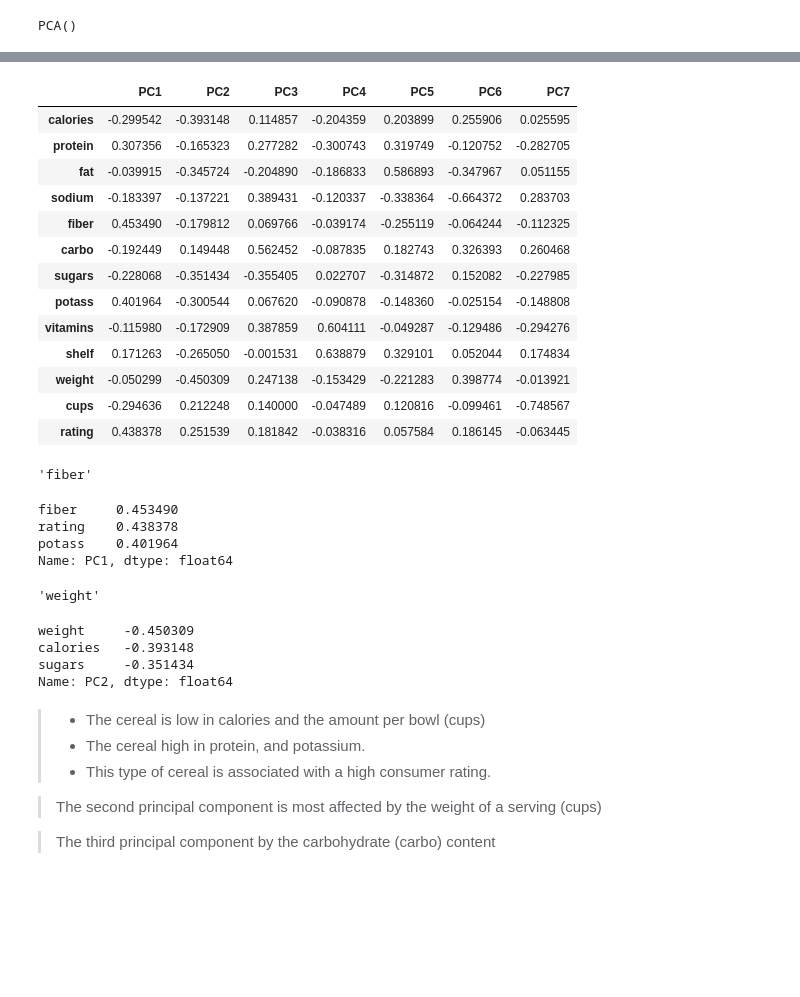
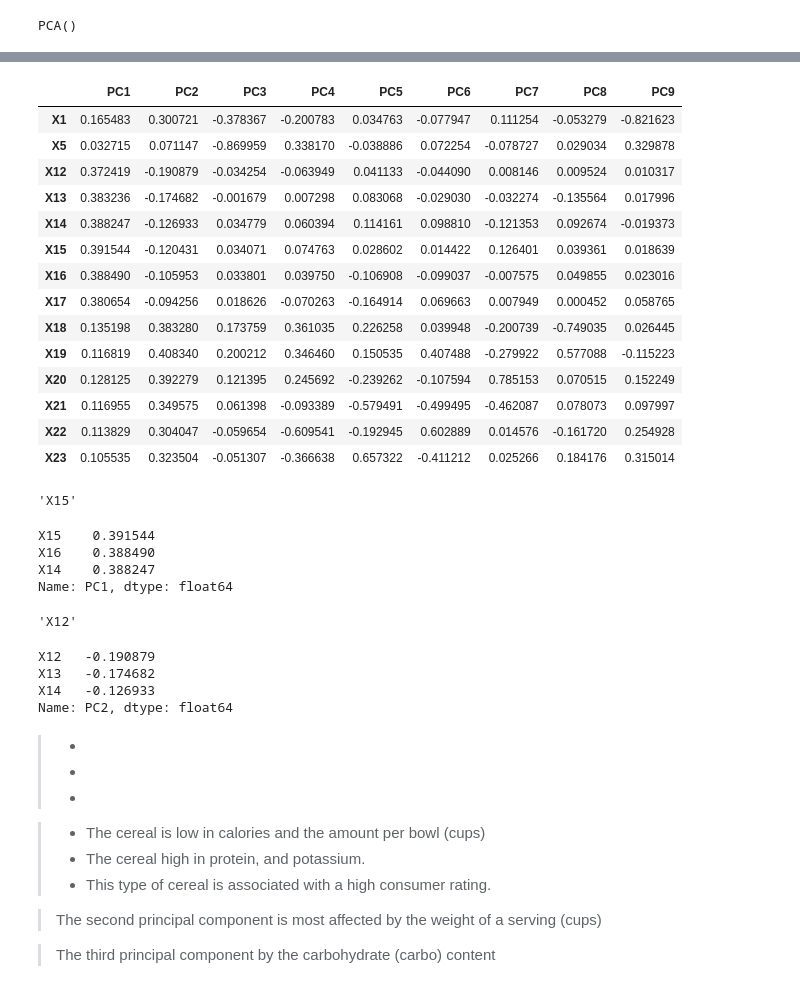
Before and after one commit to PosgradoMNA/actividades-del-projecto-team_59, a Jupyter notebook: Actividad_Sem_04_CD_PCA.ipynb, the cells around one changed output, grey strips where cells are left out. Cells and saved outputs as stored; diff of their text form; code cells hidden in the pictures; blank space fills up the shorter version.

```diff
--- a/Actividad_Sem_04_CD_PCA.ipynb
+++ b/Actividad_Sem_04_CD_PCA.ipynb
@@ -821,0 +832,7 @@ cereals_df.iloc[:, 3:].head()
+# %%
+# - - - - - - - - - - - - - - - - - - - - - - - - - - - - - - - - - - - - - -
+# cereals_df.iloc[:, 3:].head()
+ndfinal = df.copy()
+VarCat = ['X2', 'X3', 'X4', 'X6', 'X7', 'X8', 'X9', 'X10', 'X11', 'Y']
+ndfinal = ndfinal.drop(columns=VarCat)
+ndfinal
@@ -822,6 +853,6 @@ cereals_df.iloc[:, 3:].head()
 # %%
 pcs = PCA()
-pcs.fit(preprocessing.scale(cereals_df.iloc[:, 3:].dropna(axis=0)))
+pcs.fit(preprocessing.scale(ndfinal))
                 # Standardize a dataset along any axis.
                 # Center to the mean and component wise scale to unit variance.
 # %% [output]
@@ -850,47 +883,53 @@ pcsSummary_df.iloc[2,6]
 # %%
 pcsComponents_df = pd.DataFrame(pcs.components_.transpose(),
                                 columns=pcsSummary_df.columns,
-                                index=cereals_df.iloc[:, 3:].columns
-                                )
-pcsComponents_df.iloc[:,:7]
+                                index = ndfinal.columns                                )
+pcsComponents_df.iloc[:,:9]
+
+# index=cereals_df.iloc[:, 3:].columns
 # %% [output]
-|  | PC1 | PC2 | PC3 | PC4 | PC5 | PC6 | PC7 |
-| calories | -0.299542 | -0.393148 | 0.114857 | -0.204359 | 0.203899 | 0.255906 | 0.025595 |
-| protein | 0.307356 | -0.165323 | 0.277282 | -0.300743 | 0.319749 | -0.120752 | -0.282705 |
-| fat | -0.039915 | -0.345724 | -0.204890 | -0.186833 | 0.586893 | -0.347967 | 0.051155 |
-| sodium | -0.183397 | -0.137221 | 0.389431 | -0.120337 | -0.338364 | -0.664372 | 0.283703 |
-| fiber | 0.453490 | -0.179812 | 0.069766 | -0.039174 | -0.255119 | -0.064244 | -0.112325 |
-| carbo | -0.192449 | 0.149448 | 0.562452 | -0.087835 | 0.182743 | 0.326393 | 0.260468 |
-| sugars | -0.228068 | -0.351434 | -0.355405 | 0.022707 | -0.314872 | 0.152082 | -0.227985 |
-| potass | 0.401964 | -0.300544 | 0.067620 | -0.090878 | -0.148360 | -0.025154 | -0.148808 |
-| vitamins | -0.115980 | -0.172909 | 0.387859 | 0.604111 | -0.049287 | -0.129486 | -0.294276 |
-| shelf | 0.171263 | -0.265050 | -0.001531 | 0.638879 | 0.329101 | 0.052044 | 0.174834 |
-| weight | -0.050299 | -0.450309 | 0.247138 | -0.153429 | -0.221283 | 0.398774 | -0.013921 |
-| cups | -0.294636 | 0.212248 | 0.140000 | -0.047489 | 0.120816 | -0.099461 | -0.748567 |
-| rating | 0.438378 | 0.251539 | 0.181842 | -0.038316 | 0.057584 | 0.186145 | -0.063445 |
+|  | PC1 | PC2 | PC3 | PC4 | PC5 | PC6 | PC7 | PC8 | PC9 |
+| X1 | 0.165483 | 0.300721 | -0.378367 | -0.200783 | 0.034763 | -0.077947 | 0.111254 | -0.053279 | -0.821623 |
+| X5 | 0.032715 | 0.071147 | -0.869959 | 0.338170 | -0.038886 | 0.072254 | -0.078727 | 0.029034 | 0.329878 |
+| X12 | 0.372419 | -0.190879 | -0.034254 | -0.063949 | 0.041133 | -0.044090 | 0.008146 | 0.009524 | 0.010317 |
+| X13 | 0.383236 | -0.174682 | -0.001679 | 0.007298 | 0.083068 | -0.029030 | -0.032274 | -0.135564 | 0.017996 |
+| X14 | 0.388247 | -0.126933 | 0.034779 | 0.060394 | 0.114161 | 0.098810 | -0.121353 | 0.092674 | -0.019373 |
+| X15 | 0.391544 | -0.120431 | 0.034071 | 0.074763 | 0.028602 | 0.014422 | 0.126401 | 0.039361 | 0.018639 |
+| X16 | 0.388490 | -0.105953 | 0.033801 | 0.039750 | -0.106908 | -0.099037 | -0.007575 | 0.049855 | 0.023016 |
+| X17 | 0.380654 | -0.094256 | 0.018626 | -0.070263 | -0.164914 | 0.069663 | 0.007949 | 0.000452 | 0.058765 |
+| X18 | 0.135198 | 0.383280 | 0.173759 | 0.361035 | 0.226258 | 0.039948 | -0.200739 | -0.749035 | 0.026445 |
+| X19 | 0.116819 | 0.408340 | 0.200212 | 0.346460 | 0.150535 | 0.407488 | -0.279922 | 0.577088 | -0.115223 |
+| X20 | 0.128125 | 0.392279 | 0.121395 | 0.245692 | -0.239262 | -0.107594 | 0.785153 | 0.070515 | 0.152249 |
+| X21 | 0.116955 | 0.349575 | 0.061398 | -0.093389 | -0.579491 | -0.499495 | -0.462087 | 0.078073 | 0.097997 |
+| X22 | 0.113829 | 0.304047 | -0.059654 | -0.609541 | -0.192945 | 0.602889 | 0.014576 | -0.161720 | 0.254928 |
+| X23 | 0.105535 | 0.323504 | -0.051307 | -0.366638 | 0.657322 | -0.411212 | 0.025266 | 0.184176 | 0.315014 |
 # %%
 pcsComponents_df.PC1.idxmax()
 # %% [output]
-'fiber'
+'X15'
 # %%
 pcsComponents_df.PC1.nlargest(3)
 # %% [output]
-fiber     0.453490
-rating    0.438378
-potass    0.401964
+X15    0.391544
+X16    0.388490
+X14    0.388247
 Name: PC1, dtype: float64
 # %%
 pcsComponents_df.PC2.idxmin()
 # %% [output]
-'weight'
+'X12'
 # %%
 pcsComponents_df.PC2.nsmallest(3)
 # %% [output]
-weight     -0.450309
-calories   -0.393148
-sugars     -0.351434
+X12   -0.190879
+X13   -0.174682
+X14   -0.126933
 Name: PC2, dtype: float64
 # %% [markdown]
+> *
+> *
+> *
+
 > * The cereal is low in calories and the amount per bowl (cups)
 > * The cereal high in protein, and potassium.
 > * This type of cereal is associated with a high consumer rating.
```
Also changed, not shown: parts of 19 cells of this notebook.
